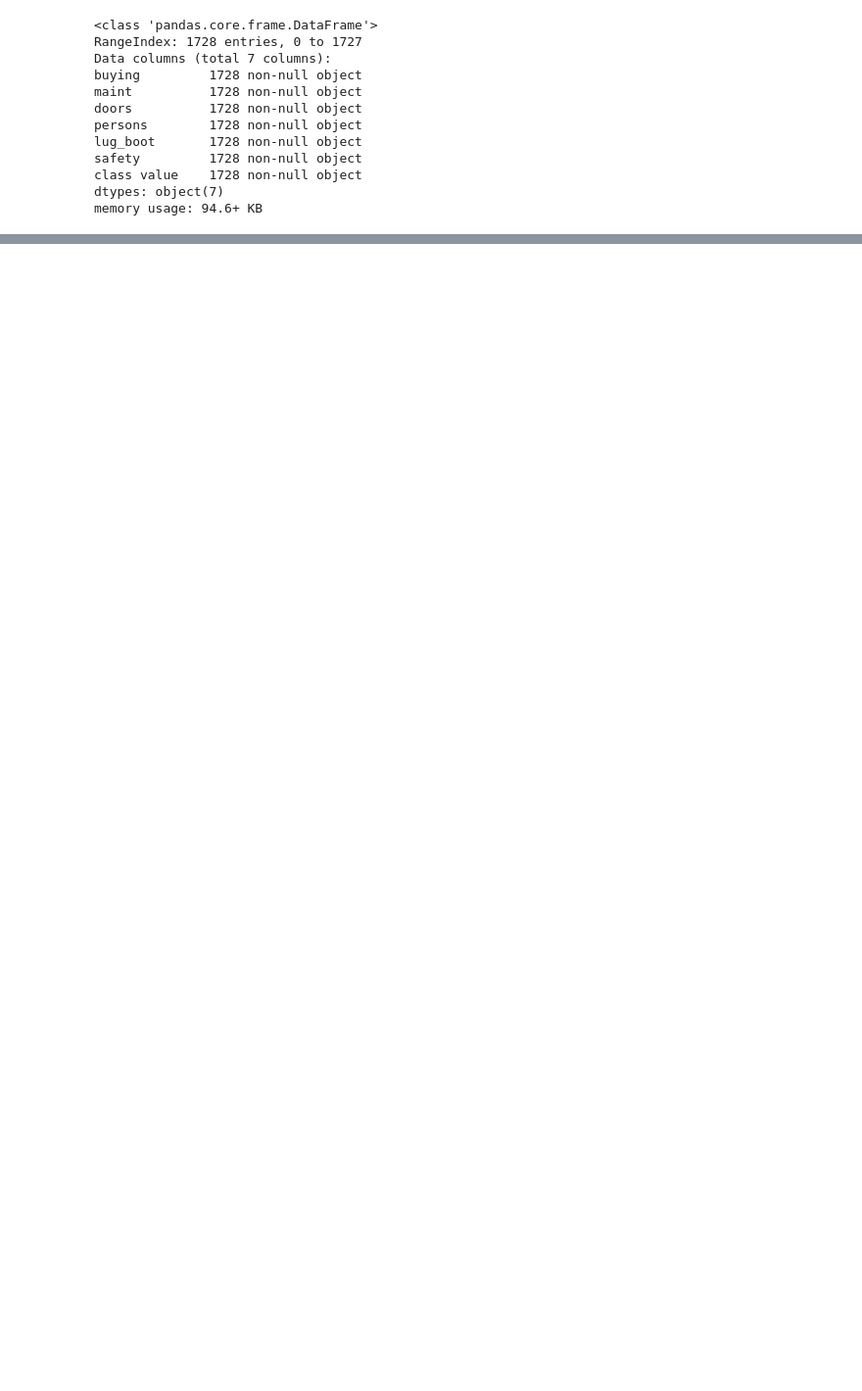
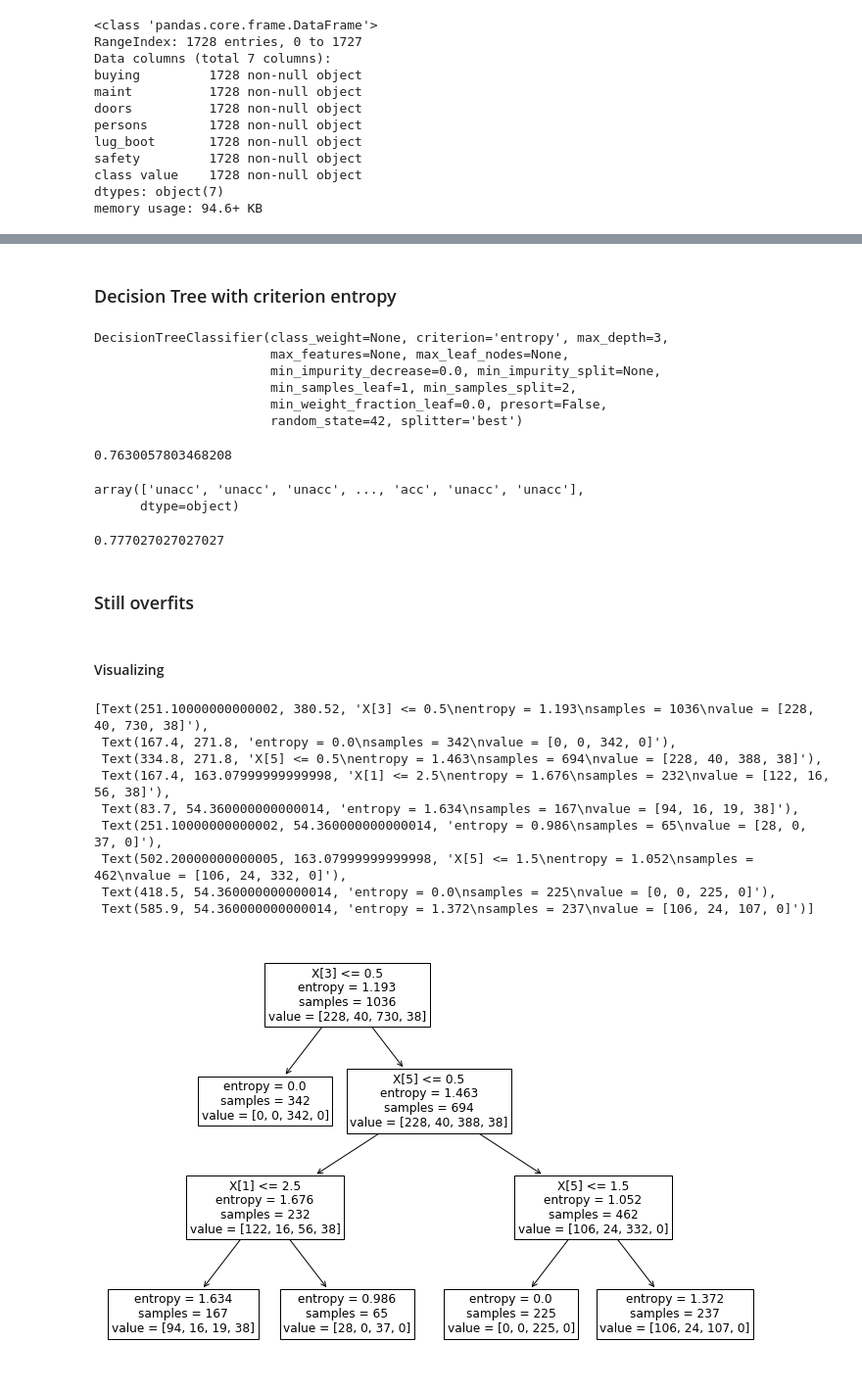
Before and after one commit to ourendingdays/Exploring-Datasets, a Jupyter notebook: car.ipynb, the cells around one changed output, grey strips where cells are left out. Shown at 98% size. Drawn from its saved outputs; the diff is of its cells as text; code cells hidden in the pictures; blank space fills up the shorter version.

```diff
--- a/car.ipynb
+++ b/car.ipynb
@@ -81,0 +371,15 @@ train_set, test_set
+# %% [markdown]
+### Decision Tree with criterion entropy
+# %%
+dtc_en = DecisionTreeClassifier(criterion='entropy', max_depth=3, random_state=42)
+
+
+# fit the model
+dtc_en.fit(X_train, y_train)
+# %% [output]
+DecisionTreeClassifier(class_weight=None, criterion='entropy', max_depth=3,
+                       max_features=None, max_leaf_nodes=None,
+                       min_impurity_decrease=0.0, min_impurity_split=None,
+                       min_samples_leaf=1, min_samples_split=2,
+                       min_weight_fraction_leaf=0.0, presort=False,
+                       random_state=42, splitter='best')
@@ -81,0 +388,34 @@ train_set, test_set
+# %%
+accuracy_score(y_test, y_pred_entropy)
+# %% [output]
+0.7630057803468208
+# %%
+y_pred_train_entropy = dtc_en.predict(X_train)
+
+y_pred_train_entropy
+# %% [output]
+array(['unacc', 'unacc', 'unacc', ..., 'acc', 'unacc', 'unacc'],
+      dtype=object)
+# %%
+accuracy_score(y_train, y_pred_train_entropy)
+# %% [output]
+0.777027027027027
+# %% [markdown]
+### Still overfits
+# %% [markdown]
+#### Visualizing
+# %%
+plt.figure(figsize=(12,8))
+
+tree.plot_tree(dtc_en.fit(X_train, y_train))
+# %% [output]
+[Text(251.10000000000002, 380.52, 'X[3] <= 0.5\nentropy = 1.193\nsamples = 1036\nvalue = [228, 40, 730, 38]'),
+ Text(167.4, 271.8, 'entropy = 0.0\nsamples = 342\nvalue = [0, 0, 342, 0]'),
+ Text(334.8, 271.8, 'X[5] <= 0.5\nentropy = 1.463\nsamples = 694\nvalue = [228, 40, 388, 38]'),
+ Text(167.4, 163.07999999999998, 'X[1] <= 2.5\nentropy = 1.676\nsamples = 232\nvalue = [122, 16, 56, 38]'),
+ Text(83.7, 54.360000000000014, 'entropy = 1.634\nsamples = 167\nvalue = [94, 16, 19, 38]'),
+ Text(251.10000000000002, 54.360000000000014, 'entropy = 0.986\nsamples = 65\nvalue = [28, 0, 37, 0]'),
+ Text(502.20000000000005, 163.07999999999998, 'X[5] <= 1.5\nentropy = 1.052\nsamples = 462\nvalue = [106, 24, 332, 0]'),
+ Text(418.5, 54.360000000000014, 'entropy = 0.0\nsamples = 225\nvalue = [0, 0, 225, 0]'),
+ Text(585.9, 54.360000000000014, 'entropy = 1.372\nsamples = 237\nvalue = [106, 24, 107, 0]')]
+[figure, added]
```
Also changed, not shown: parts of 50 cells of this notebook.
